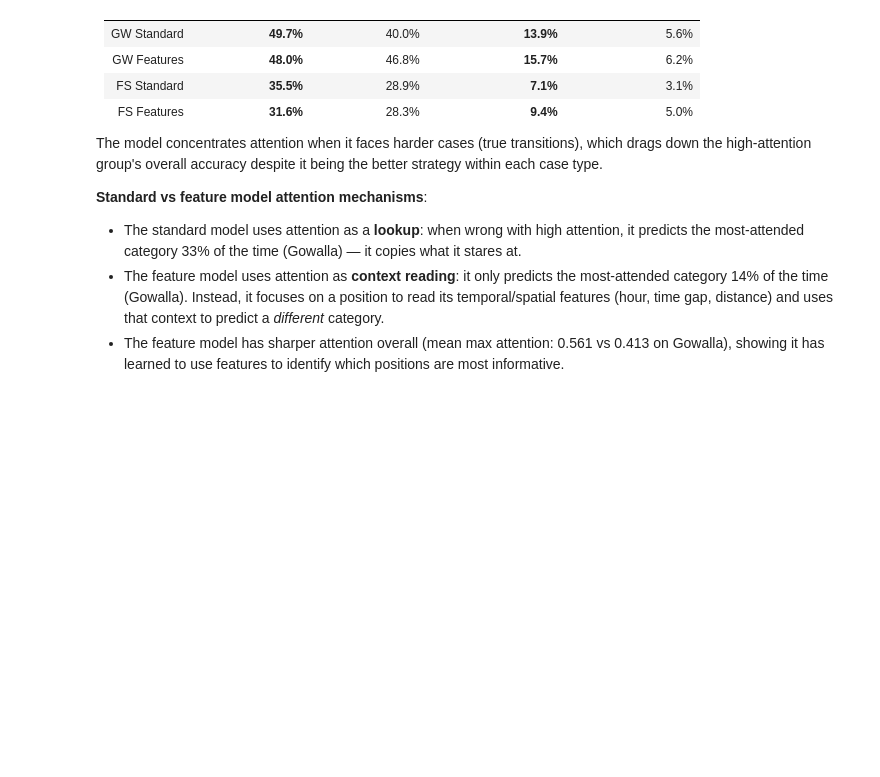
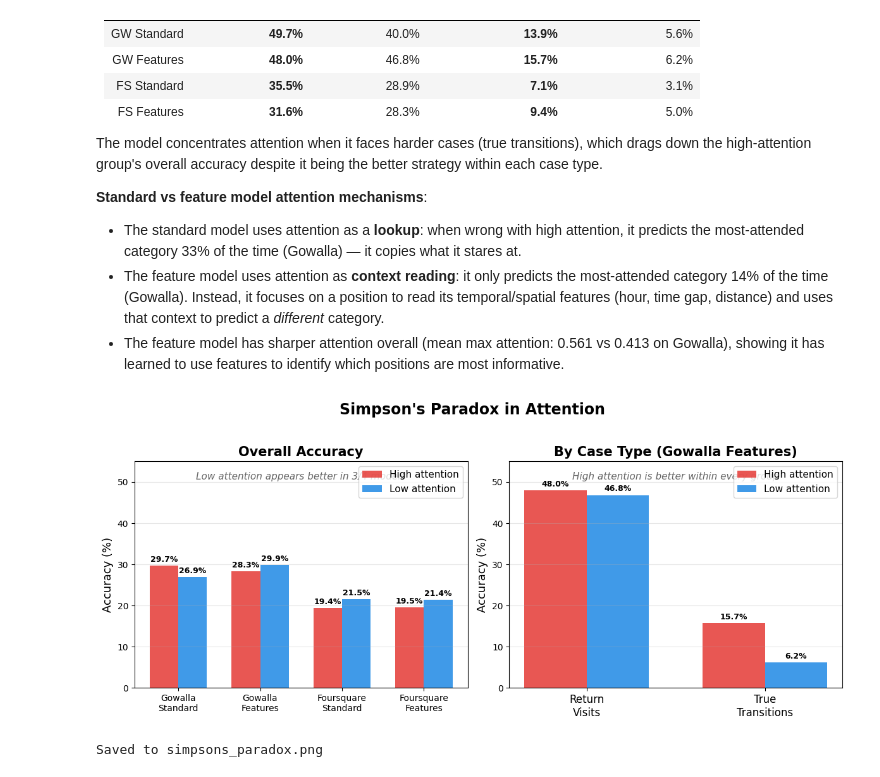
Before and after one commit to avitalkb/spatial_learning, a Jupyter notebook: mobility_attention/mobility_attention_clean.ipynb, the cells around one changed output. Saved outputs shown, nothing was run; the diff lists cells and outputs as text; code cells hidden in the pictures; blank space fills up the shorter version.

```diff
--- a/mobility_attention/mobility_attention_clean.ipynb
+++ b/mobility_attention/mobility_attention_clean.ipynb
@@ -1078,3 +1078,75 @@ The model concentrates attention when it faces harder cases (true transitions),
 - The standard model uses attention as a **lookup**: when wrong with high attention, it predicts the most-attended category 33% of the time (Gowalla) — it copies what it stares at.
 - The feature model uses attention as **context reading**: it only predicts the most-attended category 14% of the time (Gowalla). Instead, it focuses on a position to read its temporal/spatial features (hour, time gap, distance) and uses that context to predict a *different* category.
 - The feature model has sharper attention overall (mean max attention: 0.561 vs 0.413 on Gowalla), showing it has learned to use features to identify which positions are most informative.
+# %%
+import matplotlib.pyplot as plt
+import numpy as np
+
+fig, axes = plt.subplots(1, 2, figsize=(12, 5))
+
+# --- Left panel: Overall (misleading) ---
+models = ['Gowalla\nStandard', 'Gowalla\nFeatures', 'Foursquare\nStandard', 'Foursquare\nFeatures']
+high_overall = [29.7, 28.3, 19.4, 19.5]
+low_overall = [26.9, 29.9, 21.5, 21.4]
+
+x = np.arange(len(models))
+w = 0.35
+
+bars1 = axes[0].bar(x - w/2, high_overall, w, label='High attention', color='#E53935', alpha=0.85)
+bars2 = axes[0].bar(x + w/2, low_overall, w, label='Low attention', color='#1E88E5', alpha=0.85)
+
+axes[0].set_ylabel('Accuracy (%)', fontsize=13)
+axes[0].set_title('Overall Accuracy', fontsize=15, fontweight='bold')
+axes[0].set_xticks(x)
+axes[0].set_xticklabels(models, fontsize=10)
+axes[0].legend(fontsize=11, loc='upper right')
+axes[0].set_ylim(0, 55)
+axes[0].grid(axis='y', alpha=0.3)
+
+# Add "misleading" annotation
+axes[0].text(0.5, 0.92, 'Low attention appears better in 3/4 models',
+             transform=axes[0].transAxes, ha='center', fontsize=11,
+             style='italic', color='#666')
+
+# --- Right panel: Within case type (truth) ---
+# Group: [Return high, Return low, Transition high, Transition low]
+categories = ['Return\nVisits', 'True\nTransitions']
+x2 = np.arange(len(categories))
+
+# Gowalla Features (the key example from the post)
+high_vals = [48.0, 15.7]
+low_vals = [46.8, 6.2]
+
+bars3 = axes[1].bar(x2 - w/2, high_vals, w, label='High attention', color='#E53935', alpha=0.85)
+bars4 = axes[1].bar(x2 + w/2, low_vals, w, label='Low attention', color='#1E88E5', alpha=0.85)
+
+axes[1].set_ylabel('Accuracy (%)', fontsize=13)
+axes[1].set_title('By Case Type (Gowalla Features)', fontsize=15, fontweight='bold')
+axes[1].set_xticks(x2)
+axes[1].set_xticklabels(categories, fontsize=12)
+axes[1].legend(fontsize=11, loc='upper right')
+axes[1].set_ylim(0, 55)
+axes[1].grid(axis='y', alpha=0.3)
+
+# Add "truth" annotation
+axes[1].text(0.5, 0.92, 'High attention is better within every group',
+             transform=axes[1].transAxes, ha='center', fontsize=11,
+             style='italic', color='#666')
+
+# Add value labels on bars
+for ax, bar_pairs in [(axes[0], [bars1, bars2]), (axes[1], [bars3, bars4])]:
+    for bars in bar_pairs:
+        for bar in bars:
+            height = bar.get_height()
+            ax.text(bar.get_x() + bar.get_width()/2., height + 0.5,
+                    f'{height:.1f}%', ha='center', va='bottom', fontsize=9, fontweight='bold')
+
+plt.suptitle("Simpson's Paradox in Attention", fontsize=17, fontweight='bold', y=1.03)
+plt.tight_layout()
+plt.savefig('/Users/avitalkleinbrill/Documents/vscode_projects/spatiel_learning/mobility_attention/simpsons_paradox.png',
+            dpi=200, bbox_inches='tight', facecolor='white')
+plt.show()
+print("Saved to simpsons_paradox.png")
+# %% [output]
+[figure, added]
+Saved to simpsons_paradox.png
```
Also changed, not shown: parts of 6 cells of this notebook, 4 other files.
